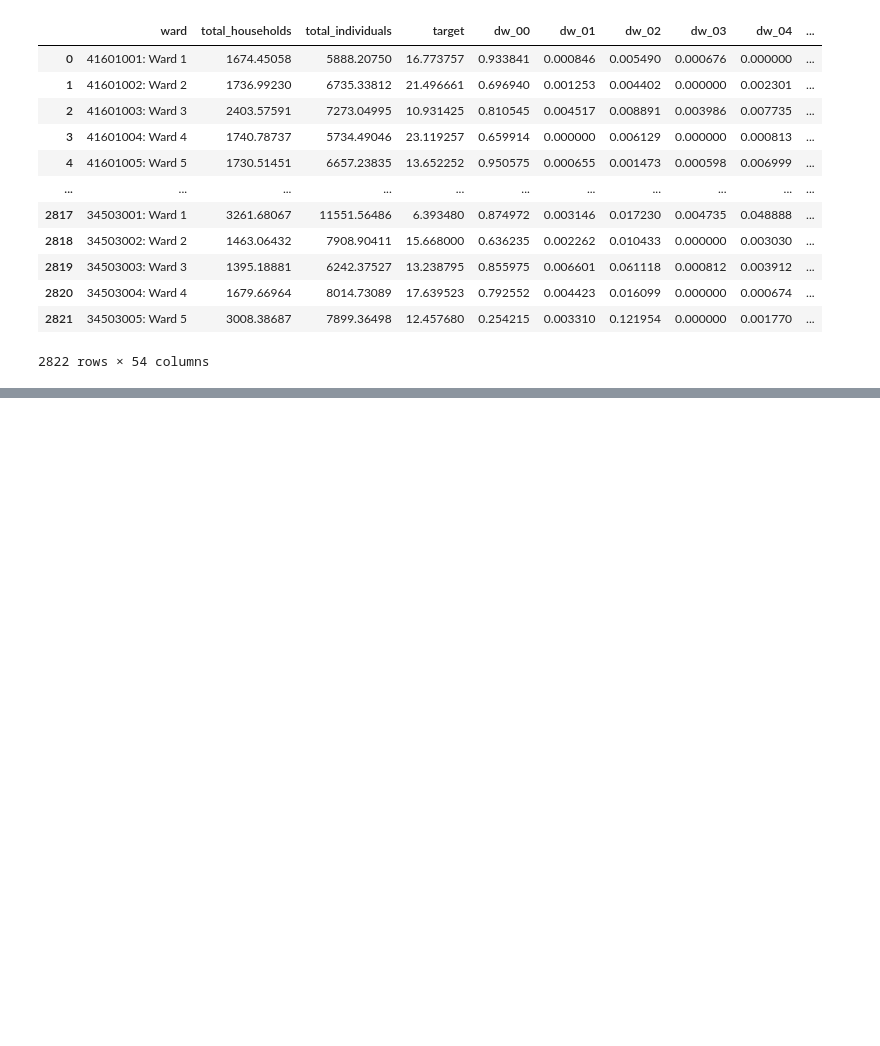
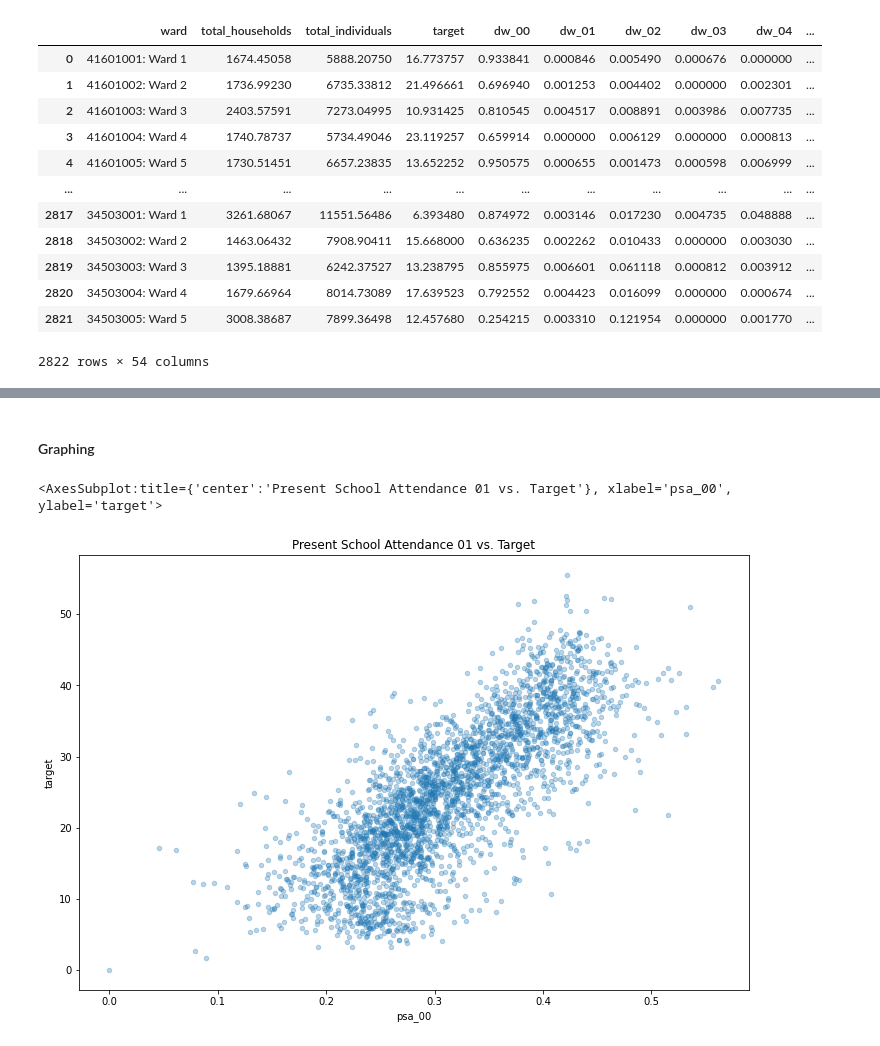
Before and after one commit to GingerLqt/iX_project1, a Jupyter notebook: Project_group_1.ipynb, the cells around one changed output, grey strips where cells are left out. Drawn from its saved outputs; the diff is of its cells as text; code cells hidden in the pictures; blank space fills up the shorter version.

Commit message:
Update Project_group_1.ipynb
- Added two plots for correlations between target and education
- Added pre-sliced columns of the same variable type
- Added segment correlation function

```diff
--- a/Project_group_1.ipynb
+++ b/Project_group_1.ipynb
@@ -2,6 +2,9 @@
 import pandas as pd
 import numpy as np
 import seaborn as sns
+from matplotlib import pyplot as plt
+import itertools as it
+plt.rcParams['figure.figsize'] = [12, 8]
 # %%
 train = pd.read_csv("Train.csv")
 train.head()
@@ -31,0 +78,10 @@ train.drop(columns = ["dw_11", "dw_12", "dw_13", "psa_02", "psa_03", "psa_04", "
+# %% [markdown]
+#### Graphing
+# %%
+# Plot for psa_00 vs target
+
+train.plot(x='psa_00', y='target', kind='scatter', alpha=0.3, title = 'Present School Attendance\
+ 00 vs. Target')
+# %% [output]
+<AxesSubplot:title={'center':'Present School Attendance 01 vs. Target'}, xlabel='psa_00', ylabel='target'>
+[figure, added]
```
Also changed, not shown: parts of 4 cells of this notebook.
